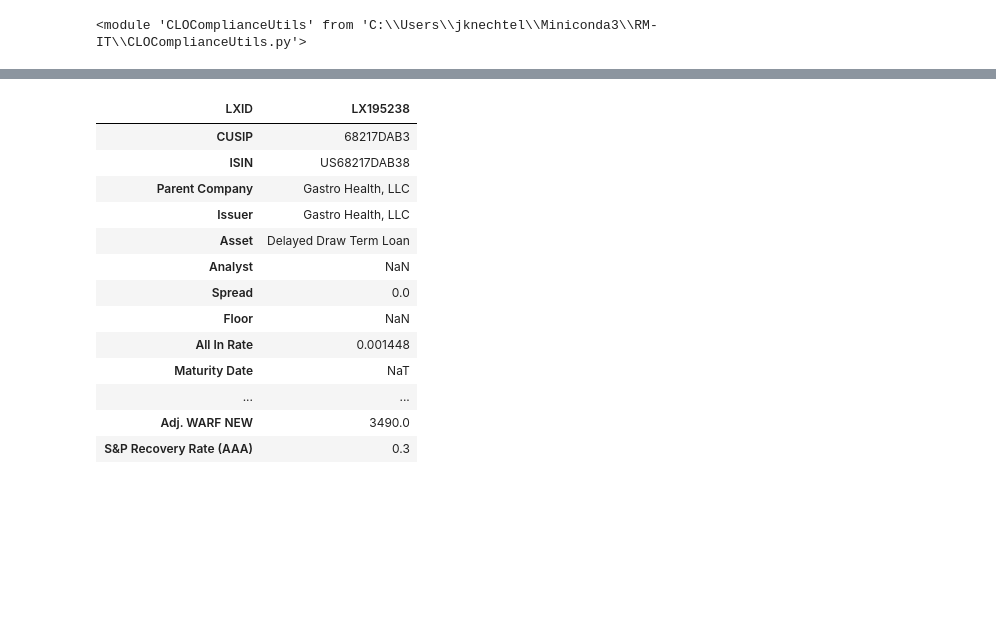
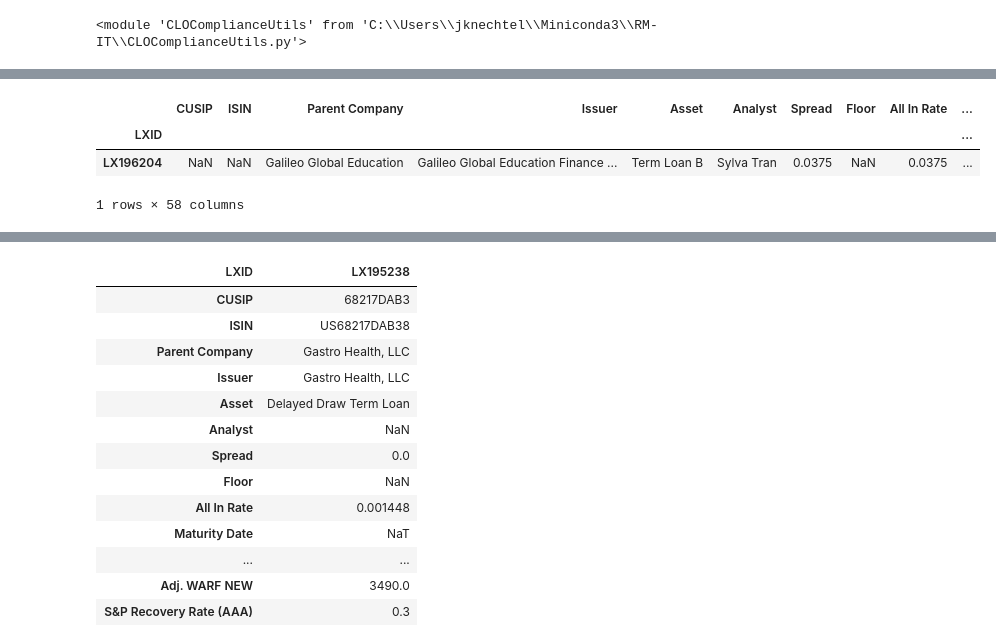
Before and after one commit to joshknechtel-gs/RM-IT, a Jupyter notebook: ComplianceChecks-FromPositionReports.ipynb, the cells around one changed output, grey strips where cells are left out. Drawn from its saved outputs; the diff is of its cells as text; code cells hidden in the pictures; blank space fills up the shorter version.

```diff
--- a/ComplianceChecks-FromPositionReports.ipynb
+++ b/ComplianceChecks-FromPositionReports.ipynb
@@ -38,0 +216,11 @@ ccu.write_output(all_df,'CLOComplianceStats',asdate)
+# %%
+#ccu.SP_DR(clo_df)
+#filepath = 'Z:/Shared/Risk Management and Investment Technology/CLO Optimization/US CLO Triggers as of 6.24.21.xlsx'
+#SPDR_Table = ccu.get_SPDR_Table(filepath)
+#SPDR_Table
+clo_df.loc[clo_df['Loan Life'].isna()]
+# %% [output]
+|  | CUSIP | ISIN | Parent Company | Issuer | Asset | Analyst | Spread | Floor | All In Rate | ... |
+| LXID |  |  |  |  |  |  |  |  |  | ... |
+| LX196204 | NaN | NaN | Galileo Global Education | Galileo Global Education Finance ... | Term Loan B | Sylva Tran | 0.0375 | NaN | 0.0375 | ... |
+1 rows × 58 columns
```
Also changed, not shown: parts of 19 cells of this notebook, 1 other file.
